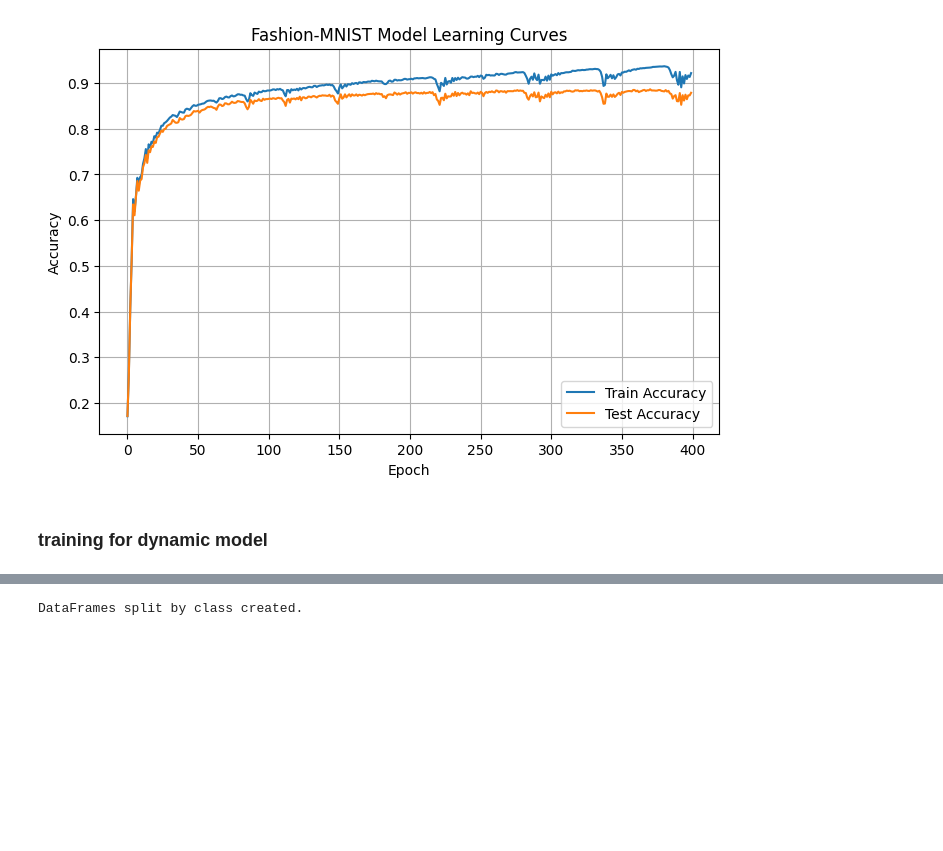
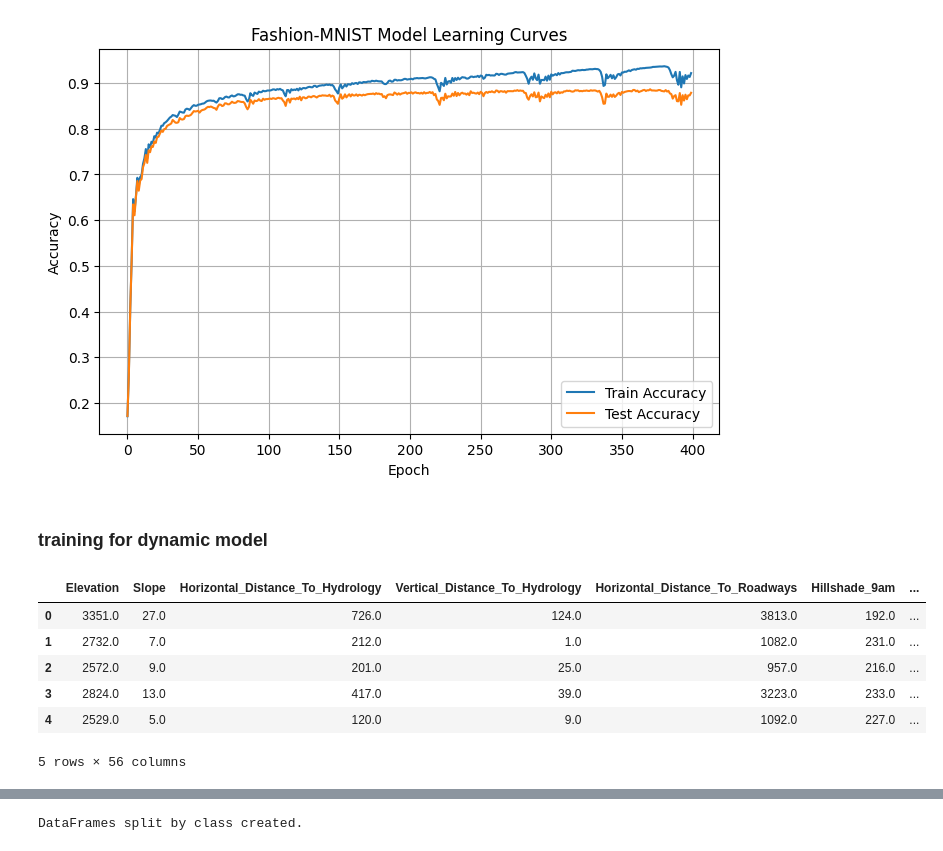
Before and after one commit to grantxxcoder/25849646rw441Assignment3, a Jupyter notebook: src/code.ipynb, the cells around one changed output, grey strips where cells are left out. Saved outputs shown, nothing was run; the diff lists cells and outputs as text; code cells hidden in the pictures; blank space fills up the shorter version.

```diff
--- a/src/code.ipynb
+++ b/src/code.ipynb
@@ -350,0 +359,19 @@ plot_learning_curves(train_acc, test_acc, title="Fashion-MNIST Model Learning Cu
+# %%
+# take df_cover and build a single data frame for train and test. Have a 70-30 split.
+df_shuffled = df_covtype.sample(frac=1, random_state=42).reset_index(drop=True)
+split_idx = int(0.7 * len(df_shuffled))
+
+# Split into train and test
+df_train_cov = df_shuffled.iloc[:split_idx]
+df_test_cov = df_shuffled.iloc[split_idx:]
+df_validation_cov = df_train_cov.sample(frac=0.3, random_state=42).reset_index(drop=True)
+df_test_cov = df_test_cov.drop(df_validation_cov.index).reset_index(drop=True)
+df_train_cov.head()
+# %% [output]
+|  | Elevation | Slope | Horizontal_Distance_To_Hydrology | Vertical_Distance_To_Hydrology | Horizontal_Distance_To_Roadways | Hillshade_9am | ... |
+| 0 | 3351.0 | 27.0 | 726.0 | 124.0 | 3813.0 | 192.0 | ... |
+| 1 | 2732.0 | 7.0 | 212.0 | 1.0 | 1082.0 | 231.0 | ... |
+| 2 | 2572.0 | 9.0 | 201.0 | 25.0 | 957.0 | 216.0 | ... |
+| 3 | 2824.0 | 13.0 | 417.0 | 39.0 | 3223.0 | 233.0 | ... |
+| 4 | 2529.0 | 5.0 | 120.0 | 9.0 | 1092.0 | 227.0 | ... |
+5 rows × 56 columns
```
Also changed, not shown: parts of 16 cells of this notebook, 1 other file.
